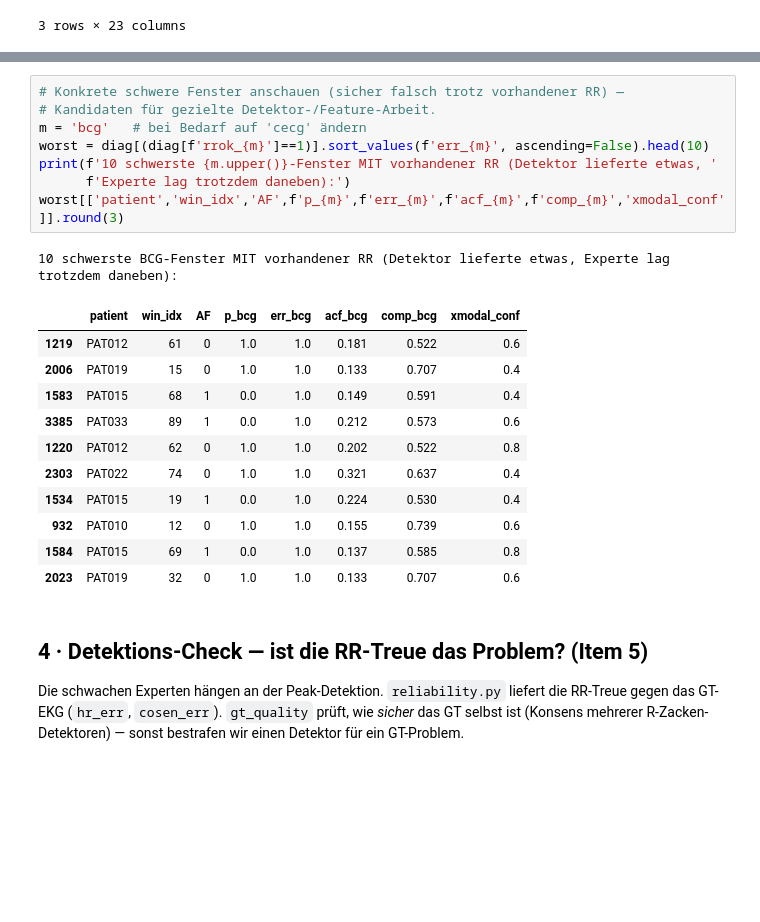
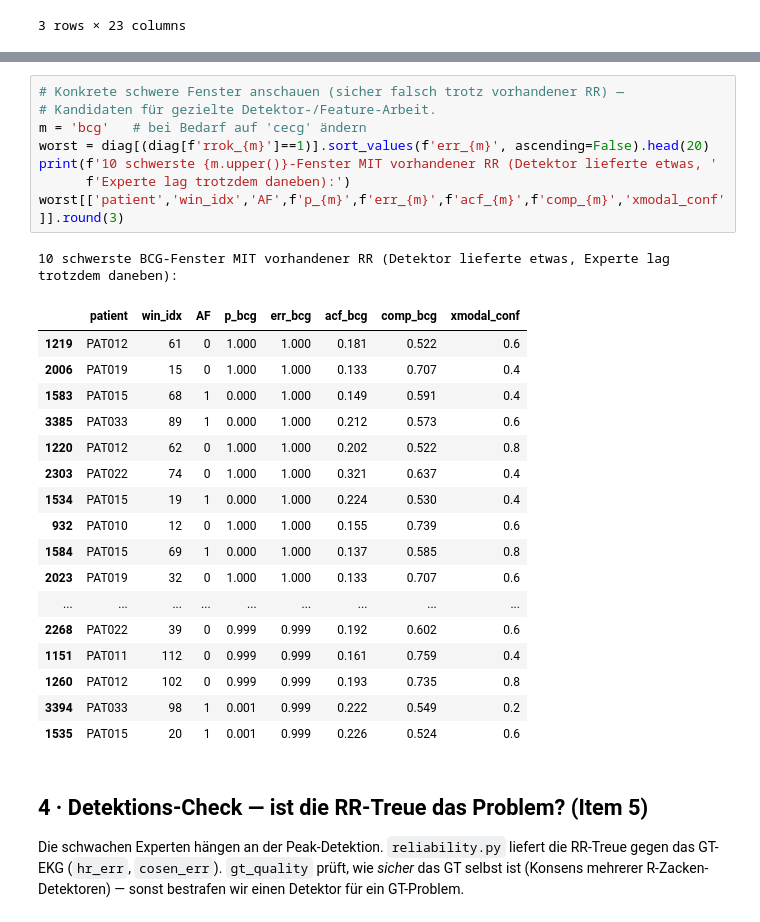
Before and after one commit to Jesus-Cracker/BA, a Jupyter notebook: notebooks/02_experts_gating2.ipynb, the cells around one changed output, grey strips where cells are left out. Saved outputs shown, nothing was run; the diff lists cells and outputs as text; blank space fills up the shorter version.

```diff
--- a/notebooks/02_experts_gating2.ipynb
+++ b/notebooks/02_experts_gating2.ipynb
@@ -230,24 +230,30 @@ n_valid_hrv          5.000          5.000               0.542
 # %%
 # Konkrete schwere Fenster anschauen (sicher falsch trotz vorhandener RR) —
 # Kandidaten für gezielte Detektor-/Feature-Arbeit.
 m = 'bcg'   # bei Bedarf auf 'cecg' ändern
-worst = diag[(diag[f'rrok_{m}']==1)].sort_values(f'err_{m}', ascending=False).head(10)
+worst = diag[(diag[f'rrok_{m}']==1)].sort_values(f'err_{m}', ascending=False).head(20)
 print(f'10 schwerste {m.upper()}-Fenster MIT vorhandener RR (Detektor lieferte etwas, '
       f'Experte lag trotzdem daneben):')
 worst[['patient','win_idx','AF',f'p_{m}',f'err_{m}',f'acf_{m}',f'comp_{m}','xmodal_conf']].round(3)
 # %% [output]
 10 schwerste BCG-Fenster MIT vorhandener RR (Detektor lieferte etwas, Experte lag trotzdem daneben):
 |  | patient | win_idx | AF | p_bcg | err_bcg | acf_bcg | comp_bcg | xmodal_conf |
-| 1219 | PAT012 | 61 | 0 | 1.0 | 1.0 | 0.181 | 0.522 | 0.6 |
-| 2006 | PAT019 | 15 | 0 | 1.0 | 1.0 | 0.133 | 0.707 | 0.4 |
-| 1583 | PAT015 | 68 | 1 | 0.0 | 1.0 | 0.149 | 0.591 | 0.4 |
-| 3385 | PAT033 | 89 | 1 | 0.0 | 1.0 | 0.212 | 0.573 | 0.6 |
-| 1220 | PAT012 | 62 | 0 | 1.0 | 1.0 | 0.202 | 0.522 | 0.8 |
-| 2303 | PAT022 | 74 | 0 | 1.0 | 1.0 | 0.321 | 0.637 | 0.4 |
-| 1534 | PAT015 | 19 | 1 | 0.0 | 1.0 | 0.224 | 0.530 | 0.4 |
-| 932 | PAT010 | 12 | 0 | 1.0 | 1.0 | 0.155 | 0.739 | 0.6 |
-| 1584 | PAT015 | 69 | 1 | 0.0 | 1.0 | 0.137 | 0.585 | 0.8 |
-| 2023 | PAT019 | 32 | 0 | 1.0 | 1.0 | 0.133 | 0.707 | 0.6 |
+| 1219 | PAT012 | 61 | 0 | 1.000 | 1.000 | 0.181 | 0.522 | 0.6 |
+| 2006 | PAT019 | 15 | 0 | 1.000 | 1.000 | 0.133 | 0.707 | 0.4 |
+| 1583 | PAT015 | 68 | 1 | 0.000 | 1.000 | 0.149 | 0.591 | 0.4 |
+| 3385 | PAT033 | 89 | 1 | 0.000 | 1.000 | 0.212 | 0.573 | 0.6 |
+| 1220 | PAT012 | 62 | 0 | 1.000 | 1.000 | 0.202 | 0.522 | 0.8 |
+| 2303 | PAT022 | 74 | 0 | 1.000 | 1.000 | 0.321 | 0.637 | 0.4 |
+| 1534 | PAT015 | 19 | 1 | 0.000 | 1.000 | 0.224 | 0.530 | 0.4 |
+| 932 | PAT010 | 12 | 0 | 1.000 | 1.000 | 0.155 | 0.739 | 0.6 |
+| 1584 | PAT015 | 69 | 1 | 0.000 | 1.000 | 0.137 | 0.585 | 0.8 |
+| 2023 | PAT019 | 32 | 0 | 1.000 | 1.000 | 0.133 | 0.707 | 0.6 |
+| ... | ... | ... | ... | ... | ... | ... | ... | ... |
+| 2268 | PAT022 | 39 | 0 | 0.999 | 0.999 | 0.192 | 0.602 | 0.6 |
+| 1151 | PAT011 | 112 | 0 | 0.999 | 0.999 | 0.161 | 0.759 | 0.4 |
+| 1260 | PAT012 | 102 | 0 | 0.999 | 0.999 | 0.193 | 0.735 | 0.8 |
+| 3394 | PAT033 | 98 | 1 | 0.001 | 0.999 | 0.222 | 0.549 | 0.2 |
+| 1535 | PAT015 | 20 | 1 | 0.001 | 0.999 | 0.226 | 0.524 | 0.6 |
 # %% [markdown]
 ## 4 · Detektions-Check — ist die RR-Treue das Problem? (Item 5)
 
```
Also changed, not shown: parts of 5 cells of this notebook, 5 other files.
